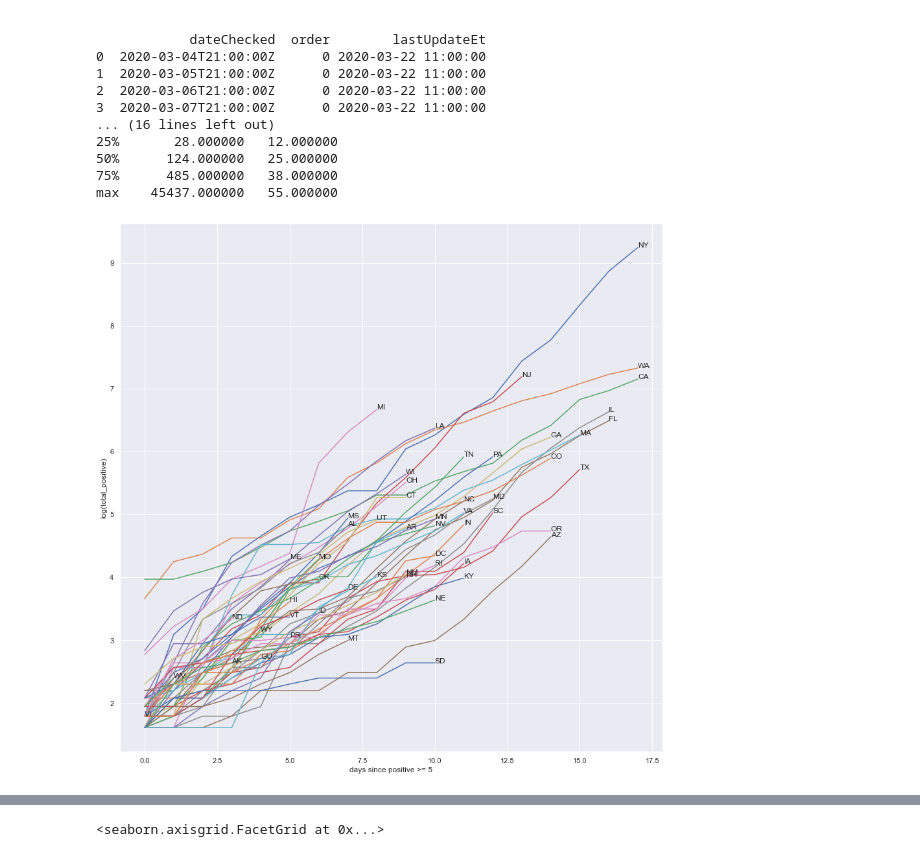
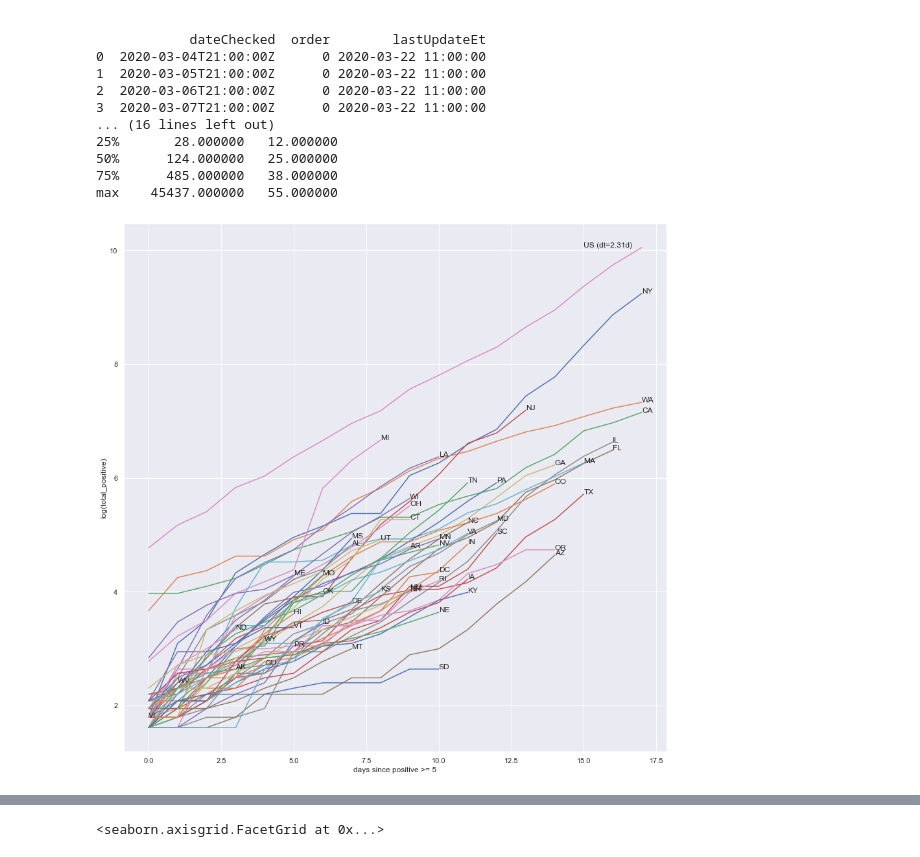
Before and after one commit to DrSkippy/2020covid19, a Jupyter notebook: comparisons.ipynb, the cells around one changed output, grey strips where cells are left out. Cells and saved outputs as stored; diff of their text form; code cells hidden in the pictures.

```diff
--- a/comparisons.ipynb
+++ b/comparisons.ipynb
@@ -39,18 +39,23 @@ max    45437.000000   55.000000
 # %%
 plt.figure(figsize=[15,15])
 min_pos=5
 for s in states_in_order:
     dfq, dt, lud = get_state_doubling_df(df, s, zero_aligned=True, min_pos=min_pos)
     plt.plot(dfq["days_since_{}".format(min_pos)].values, dfq.log_positive.values)
     try:
         plt.annotate(s, (dfq["days_since_{}".format(min_pos)].values[-1], dfq.log_positive.values[-1]))
     except IndexError:
         pass
+dfq, dt, lud = get_state_doubling_df(df, "*", zero_aligned=True, min_pos=min_pos)
+plt.plot(dfq["days_since_{}".format(min_pos)].values, dfq.log_positive.values)
+xus = int(.9* dfq["days_since_{}".format(min_pos)].values[-1])
+plt.annotate("US (dt={:1.2f}d)".format(dt), (xus , dfq.log_positive.values[-1]))
+
 plt.xlabel("days since positive >= {}".format(min_pos))
 plt.ylabel("log(total_positive)")
 plt.show()
 # %% [output]
-[figure, old version]
+[figure, new version]
 # %%
 dfa, dt, lud = get_state_doubling_df(df, "*")
 lu = str(lud)[:16]
```
Also changed, not shown: parts of 3 cells of this notebook.
